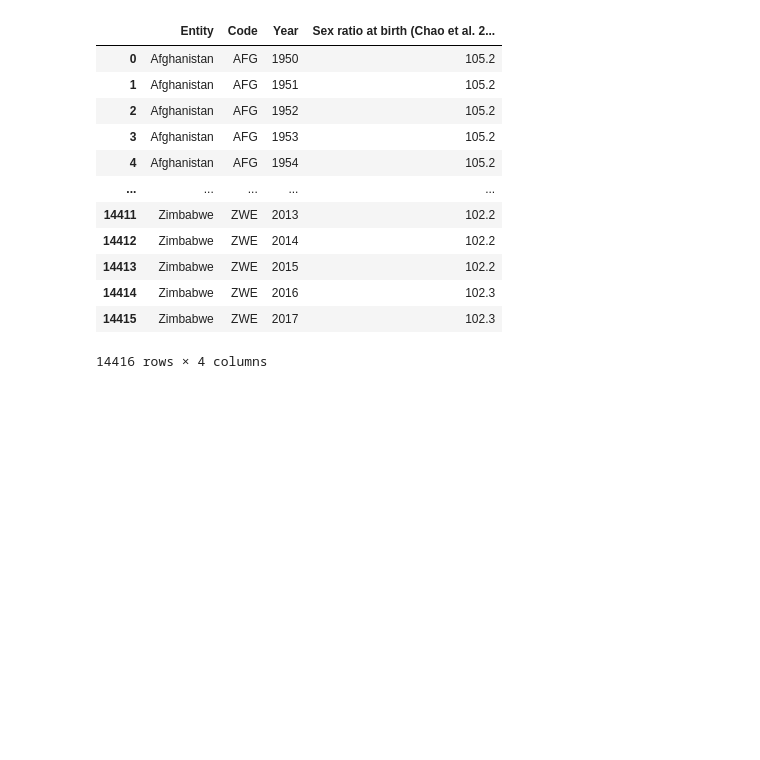
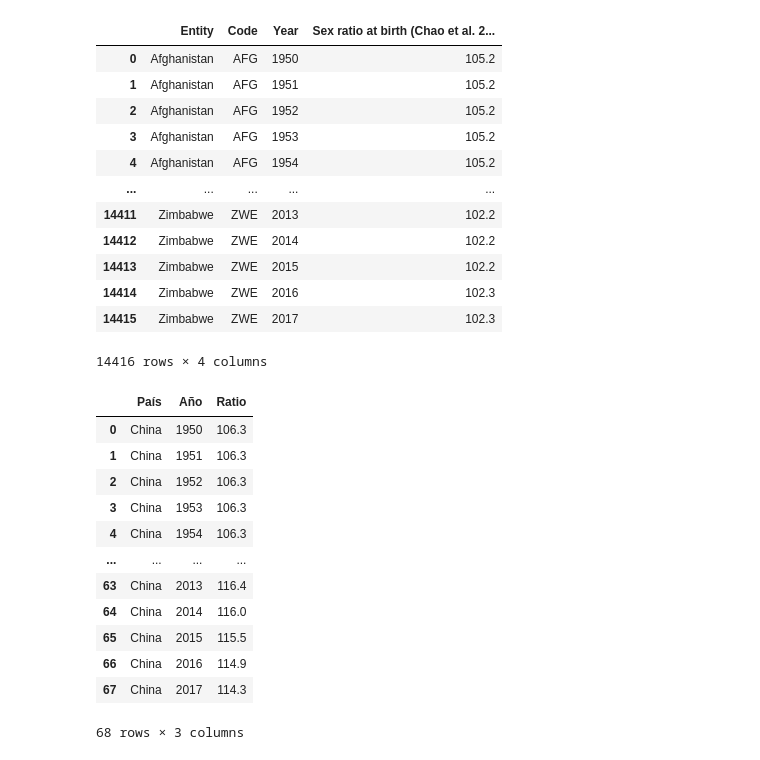
Before and after one commit to appeceix/China_population_EDA, a Jupyter notebook: main.ipynb, the cells around one changed output. Drawn from its saved outputs; the diff is of its cells as text; code cells hidden in the pictures; blank space fills up the shorter version.

```diff
--- a/main.ipynb
+++ b/main.ipynb
@@ -242,3 +240,25 @@ fig_male
 fig_boxplot_male = px.box(df_male, y= "Ratio", points="all", title= "Análisis con gráfico de caja")
 fig_boxplot_male.update_layout(template="plotly_dark")
 fig_boxplot_male
+# %%
+# Analizaremos ahora el histórico de esa variable para China.
+
+df_male_china = df_global_male_ratio_at_birth_raw.copy()
+df_male_china = df_male_china[["Entity", "Year", "Sex ratio at birth (Chao et al. 2019)"]]
+df_male_china = df_male_china.rename(columns={"Entity": "País", "Year": "Año", "Sex ratio at birth (Chao et al. 2019)" : "Ratio"})
+df_male_china = df_male_china.loc[df_male_china["País"] == "China"].reset_index().drop(columns="index")
+df_male_china
+# %% [output]
+|  | País | Año | Ratio |
+| 0 | China | 1950 | 106.3 |
+| 1 | China | 1951 | 106.3 |
+| 2 | China | 1952 | 106.3 |
+| 3 | China | 1953 | 106.3 |
+| 4 | China | 1954 | 106.3 |
+| ... | ... | ... | ... |
+| 63 | China | 2013 | 116.4 |
+| 64 | China | 2014 | 116.0 |
+| 65 | China | 2015 | 115.5 |
+| 66 | China | 2016 | 114.9 |
+| 67 | China | 2017 | 114.3 |
+68 rows × 3 columns
```
Also changed, not shown: parts of 4 cells of this notebook.
